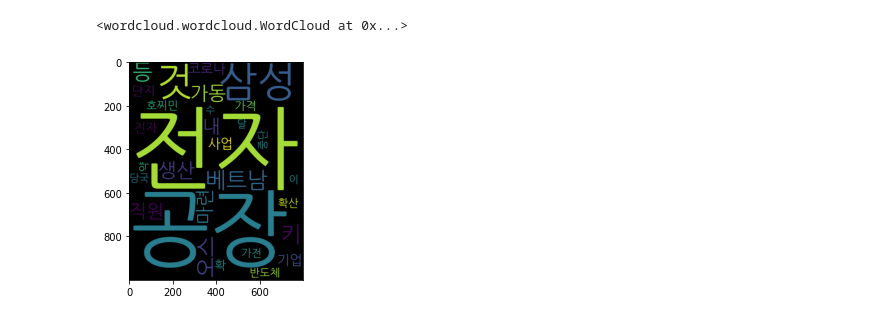
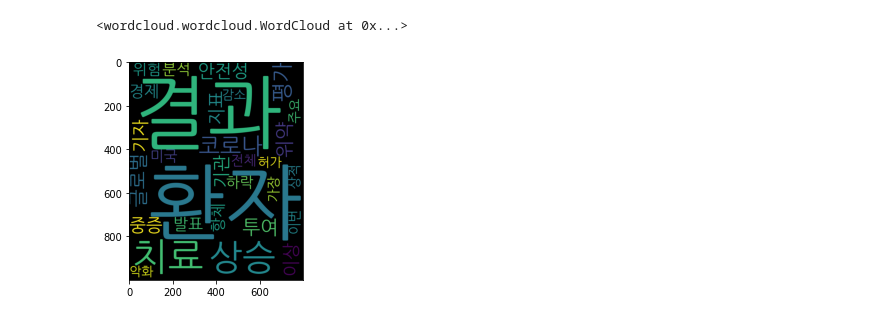
Before and after one commit to johnny9210/Stock, a Jupyter notebook: Stock_nlp.ipynb, the cells around one changed output. Saved outputs shown, nothing was run; the diff lists cells and outputs as text; code cells hidden in the pictures.

```diff
--- a/Stock_nlp.ipynb
+++ b/Stock_nlp.ipynb
@@ -31,3 +31,5 @@ import numpy as np
 # %%
 okt = Okt()
 kkma = Kkma()
+# %%
+data = pd.read_csv('/content/news.csv',encoding='utf-8')
@@ -37,11 +55,21 @@ def word_cloud(name,date):
 
   noun = okt.nouns(''.join(data[(data['name']==name)&(data['date']==date)]['content']))
 
+  # 단어 개수 2글자 이상 제한
+  noun_2=[]
   for i, v in enumerate(noun):
-    if len(v)>3:
-      noun.pop(i)
+    if len(v)>1:
+      noun_2.append(v)
 
-  count=Counter(noun)
+  #불용어 추가적으로 더 지정
+  stopwords = ['셀트리온']
+
+  for i in noun_2:
+    if i in stopwords:
+      noun_2.remove(i)
+
+
+  count=Counter(noun_2)
 
 
   noun_list = count.most_common(30)
@@ -55,7 +83,7 @@ def word_cloud(name,date):
 
   return wordcloud.to_file('word.png')
 # %%
-word_cloud('삼성전자','2021.07.14')
+word_cloud('셀트리온','2021.06.14')
 # %% [output]
 <wordcloud.wordcloud.WordCloud at 0x...>
-[figure, old version]
+[figure, new version]
```
Also changed, not shown: parts of 3 cells of this notebook.
